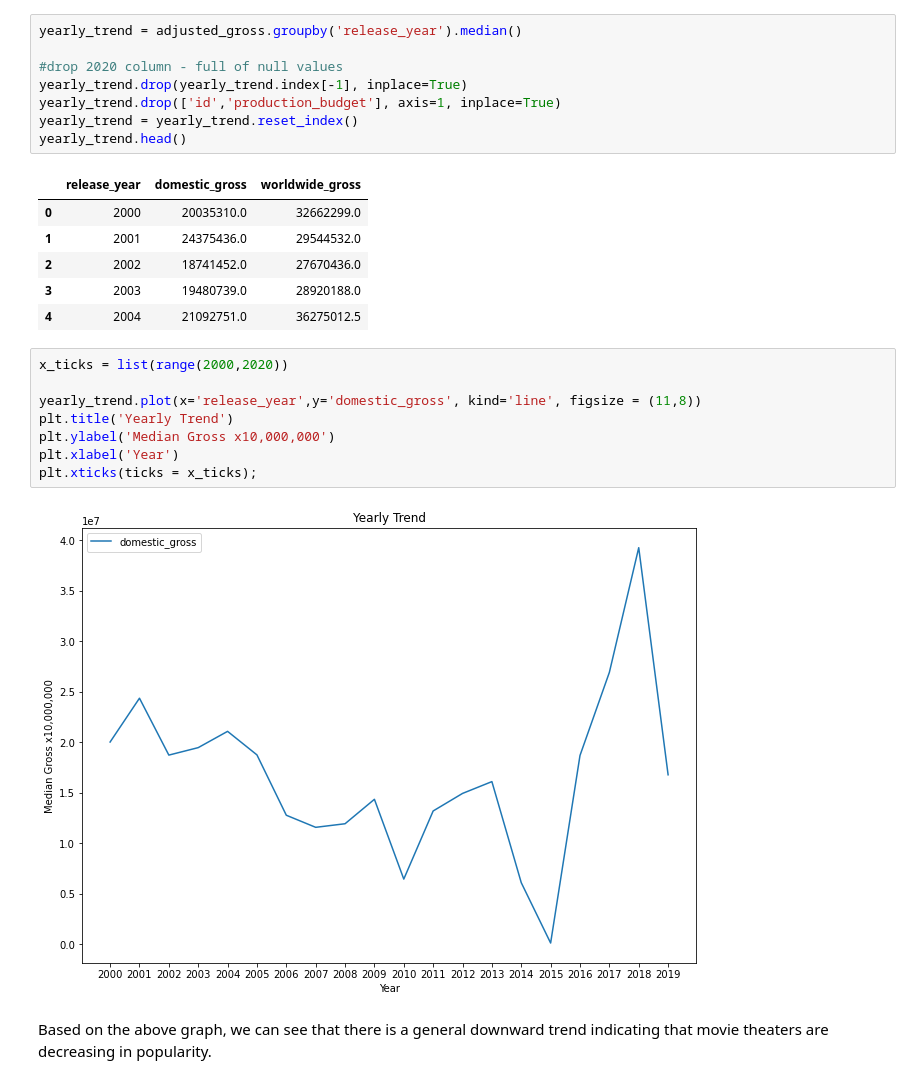
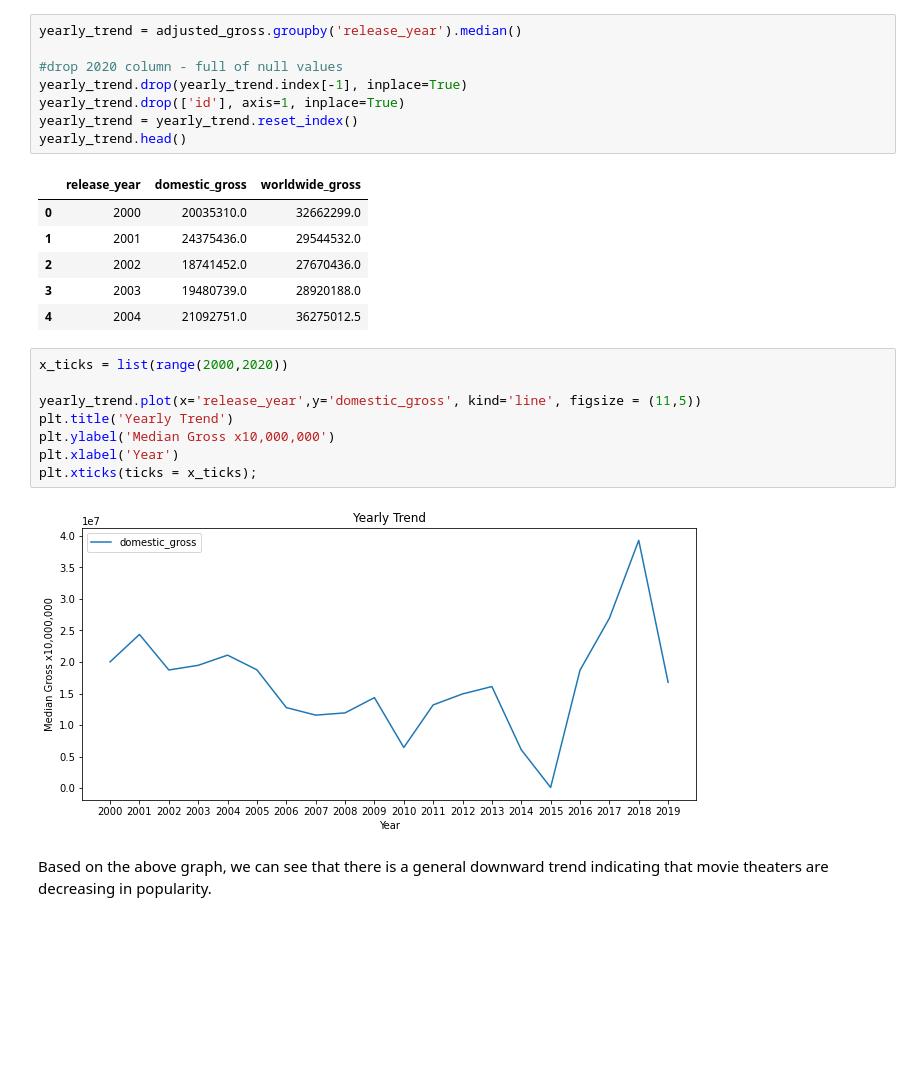
Before and after one commit to klsalcedo/microsoft_movie_analysis, a Jupyter notebook: microsoft_movie_analysis.ipynb, the cells around one changed output. Drawn from its saved outputs; the diff is of its cells as text; blank space fills up the shorter version.

```diff
--- a/microsoft_movie_analysis.ipynb
+++ b/microsoft_movie_analysis.ipynb
@@ -329,7 +329,7 @@ yearly_trend = adjusted_gross.groupby('release_year').median()
 
 #drop 2020 column - full of null values
 yearly_trend.drop(yearly_trend.index[-1], inplace=True)
-yearly_trend.drop(['id','production_budget'], axis=1, inplace=True)
+yearly_trend.drop(['id'], axis=1, inplace=True)
 yearly_trend = yearly_trend.reset_index()
 yearly_trend.head()
 # %% [output]
@@ -342,13 +342,13 @@ yearly_trend.head()
 # %%
 x_ticks = list(range(2000,2020))
 
-yearly_trend.plot(x='release_year',y='domestic_gross', kind='line', figsize = (11,8))
+yearly_trend.plot(x='release_year',y='domestic_gross', kind='line', figsize = (11,5))
 plt.title('Yearly Trend')
 plt.ylabel('Median Gross x10,000,000')
 plt.xlabel('Year')
 plt.xticks(ticks = x_ticks);
 # %% [output]
-[figure, old version]
+[figure, new version]
 # %% [markdown]
 Based on the above graph, we can see that there is a general downward trend indicating that movie theaters are decreasing in popularity.
 # %% [markdown]
```
Also changed, not shown: parts of 10 cells of this notebook.
